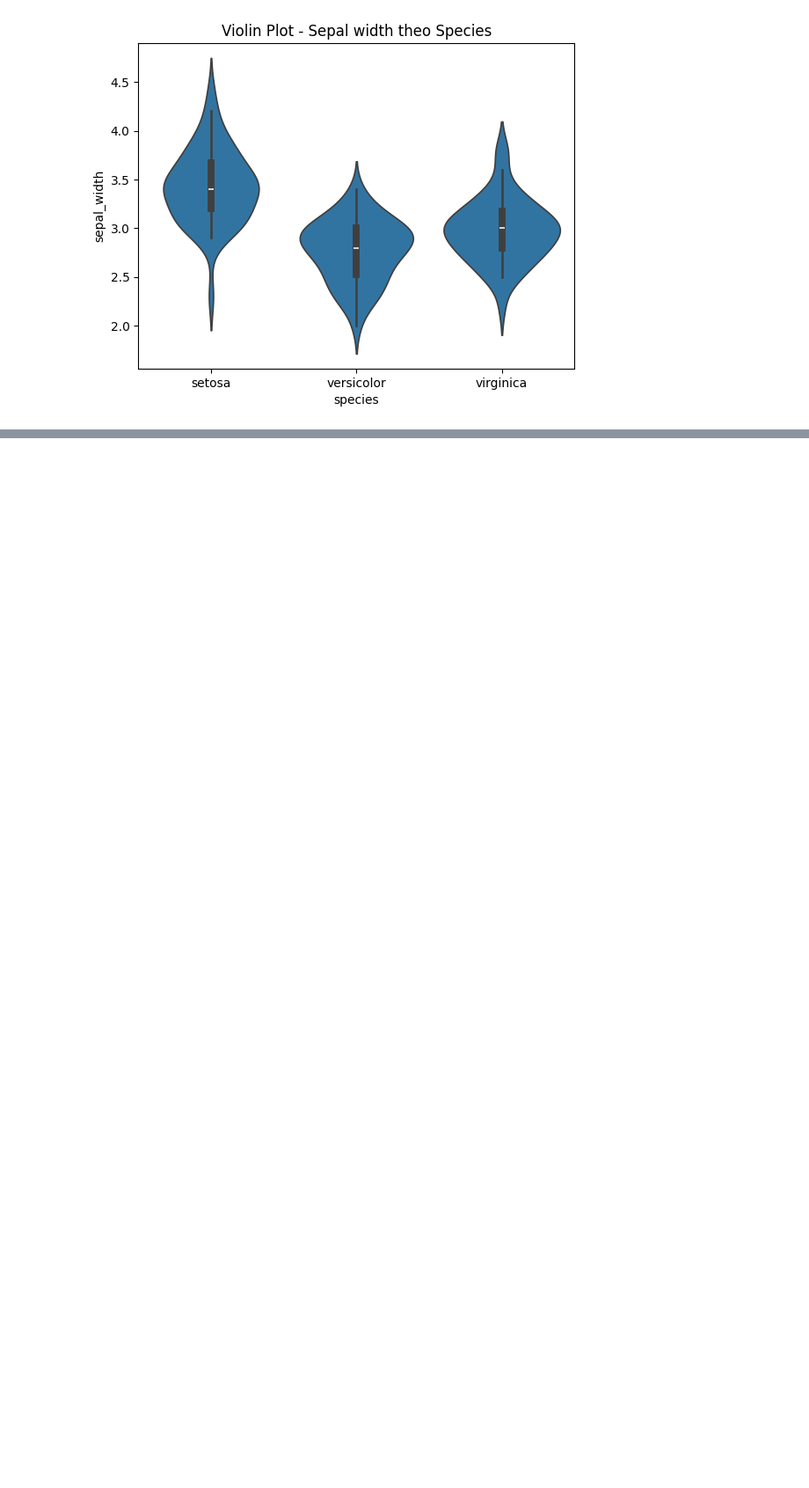
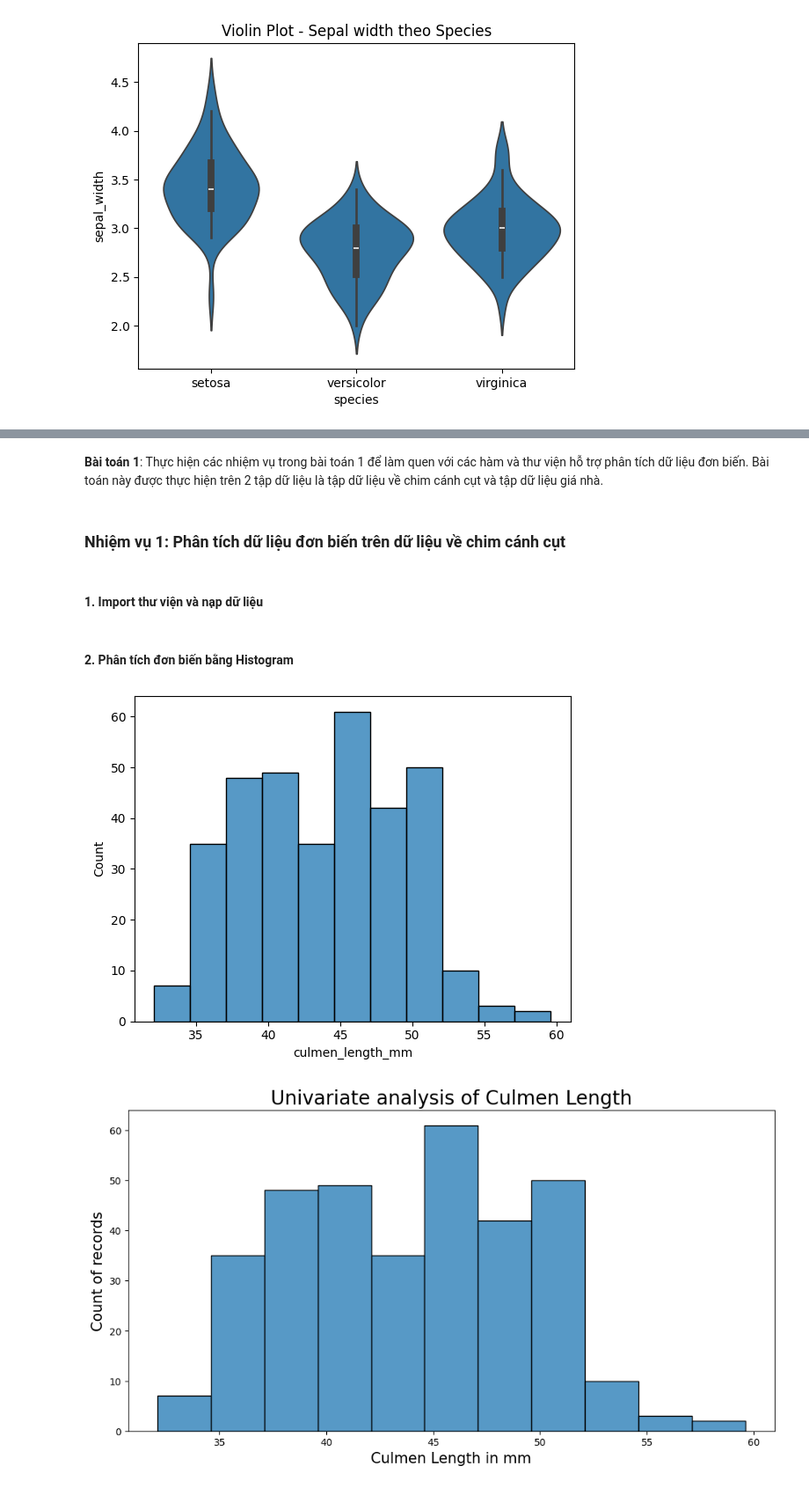
Before and after one commit to chien2734/sgu_data_analyst, a Jupyter notebook: BTL01_EDA/Task_1_3.ipynb, the cells around one changed output, grey strips where cells are left out. Shown at 88% size. Cells and saved outputs as stored; diff of their text form; code cells hidden in the pictures; blank space fills up the shorter version.

```diff
--- a/BTL01_EDA/Task_1_3.ipynb
+++ b/BTL01_EDA/Task_1_3.ipynb
@@ -96,0 +99,29 @@ plt.show()
+# %% [markdown]
+**Bài toán 1**: Thực hiện các nhiệm vụ trong bài toán 1 để làm quen với các hàm và thư viện hỗ trợ phân tích
+dữ liệu đơn biến. Bài toán này được thực hiện trên 2 tập dữ liệu là tập dữ liệu về chim cánh cụt và tập dữ
+liệu giá nhà.
+# %% [markdown]
+### **Nhiệm vụ 1**: Phân tích dữ liệu đơn biến trên dữ liệu về chim cánh cụt
+# %% [markdown]
+#### 1. Import thư viện và nạp dữ liệu
+# %%
+import pandas as pd
+import matplotlib.pyplot as plt
+import seaborn as sns
+penguins = pd.read_csv("data/penguins_size.csv")
+penguins = penguins[['species', 'culmen_length_mm']]
+# %% [markdown]
+#### 2. Phân tích đơn biến bằng Histogram
+# %%
+# case 1: basic
+sns.histplot( data = penguins, x= penguins["culmen_length_mm"])
+# case 2: advanced
+plt.figure(figsize= (12,6))
+ax = sns.histplot( data = penguins, x=penguins["culmen_length_mm"])
+ax.set_xlabel('Culmen Length in mm',fontsize = 15)
+ax.set_ylabel('Count of records', fontsize = 15)
+ax.set_title('Univariate analysis of Culmen Length',fontsize= 20)
+plt.savefig("Histogram.png")
+# %% [output]
+[figure, added]
+[figure, added]
```
Also changed, not shown: parts of 8 cells of this notebook.
